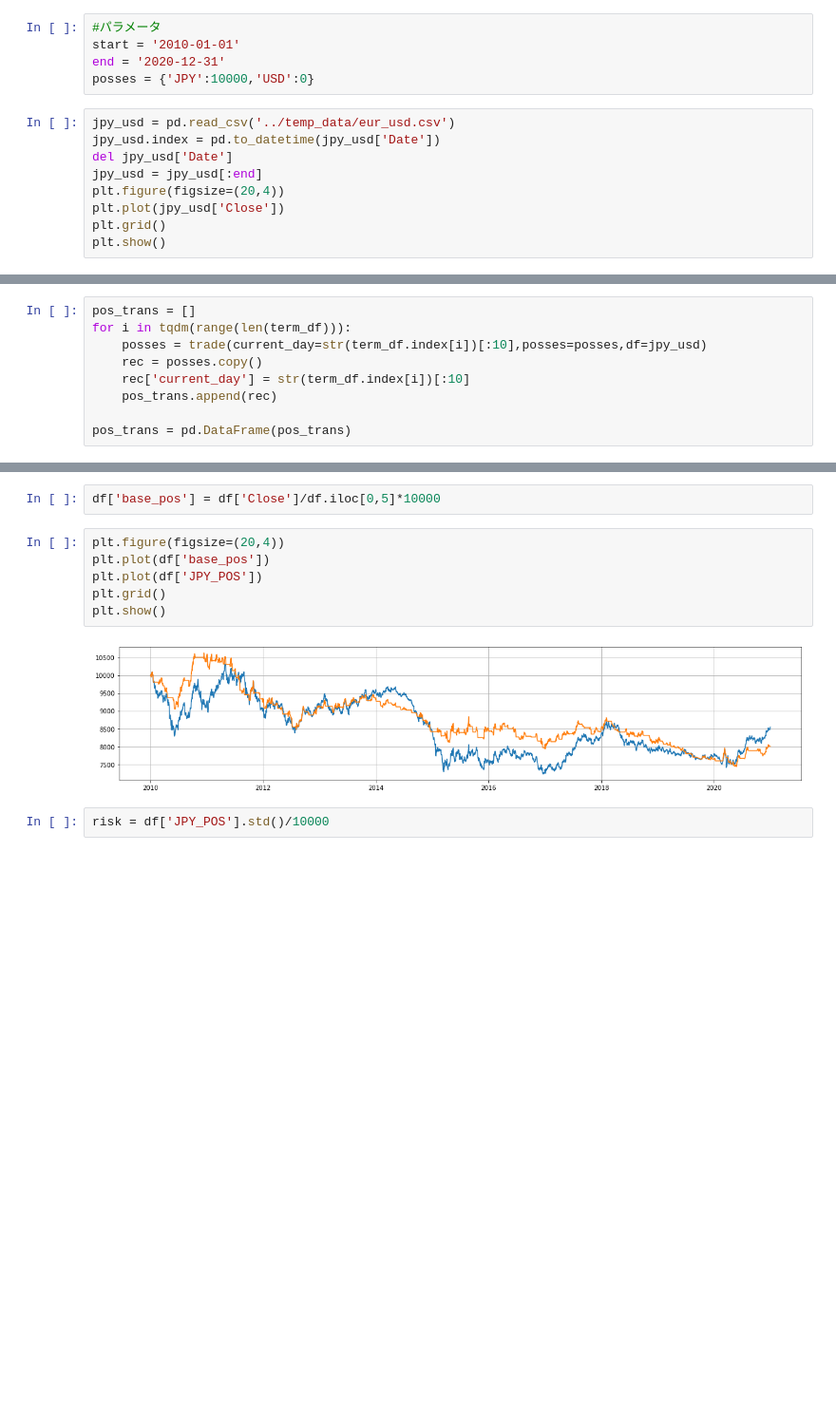
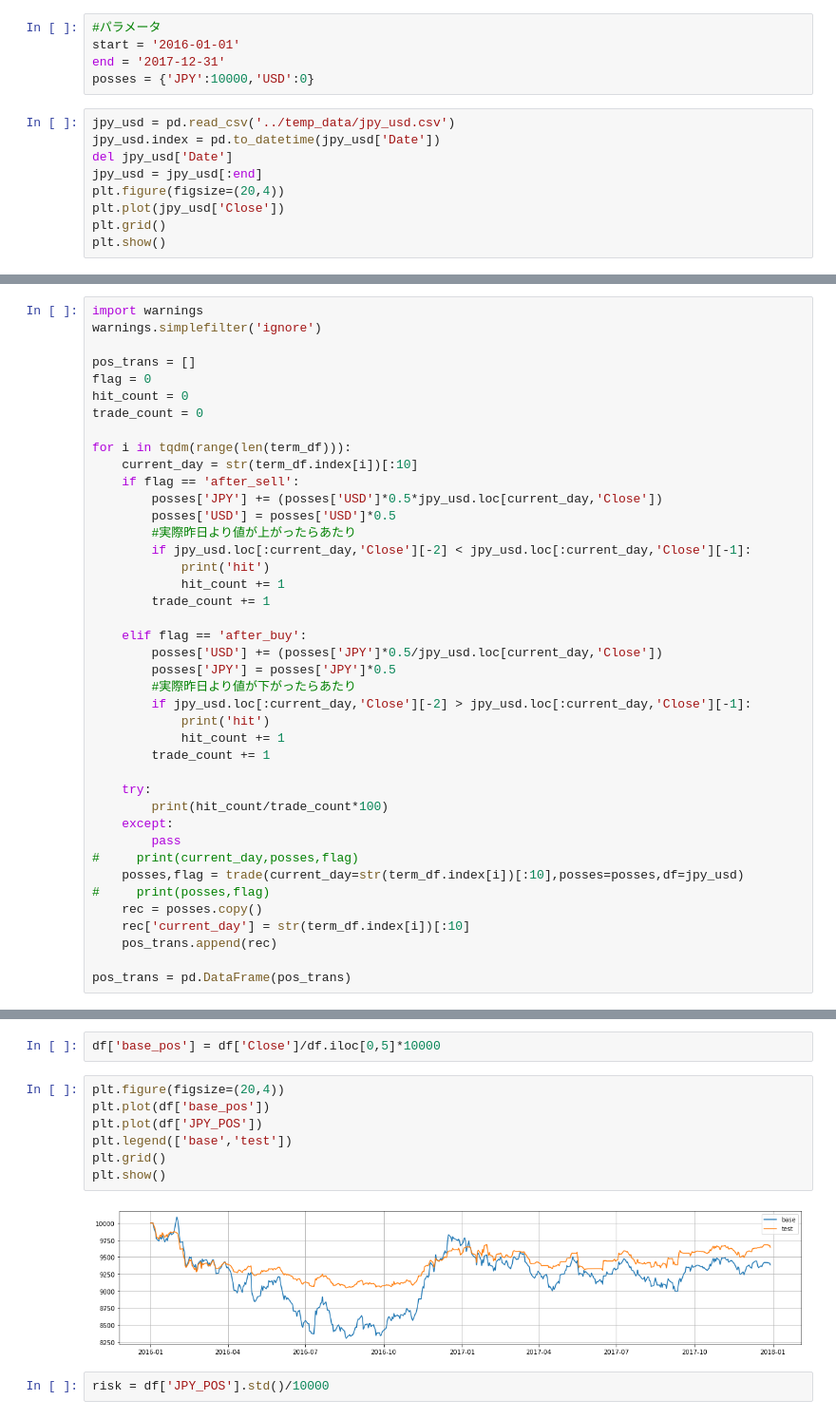
Before and after one commit to arenzero/fx_trade, a Jupyter notebook: back_test/back_test.ipynb, the cells around one changed output, grey strips where cells are left out. Shown at 95% size. Drawn from its saved outputs; the diff is of its cells as text; blank space fills up the shorter version.

Commit message:
add simple pred based trading rule

```diff
--- a/back_test/back_test.ipynb
+++ b/back_test/back_test.ipynb
@@ -15,10 +15,10 @@ from tqdm import tqdm
 # %%
 #パラメータ
-start = '2010-01-01'
-end = '2020-12-31'
+start = '2016-01-01'
+end = '2017-12-31'
 posses = {'JPY':10000,'USD':0}
 # %%
-jpy_usd = pd.read_csv('../temp_data/eur_usd.csv')
+jpy_usd = pd.read_csv('../temp_data/jpy_usd.csv')
 jpy_usd.index = pd.to_datetime(jpy_usd['Date'])
 del jpy_usd['Date']
 jpy_usd = jpy_usd[:end]
@@ -31,9 +31,41 @@ plt.show()
 # %%
 term_df = jpy_usd[start:end]
 # %%
+import warnings
+warnings.simplefilter('ignore')
+
 pos_trans = []
+flag = 0
+hit_count = 0
+trade_count = 0
+
 for i in tqdm(range(len(term_df))):
-    posses = trade(current_day=str(term_df.index[i])[:10],posses=posses,df=jpy_usd)
+    current_day = str(term_df.index[i])[:10]
+    if flag == 'after_sell':
+        posses['JPY'] += (posses['USD']*0.5*jpy_usd.loc[current_day,'Close'])
+        posses['USD'] = posses['USD']*0.5
+        #実際昨日より値が上がったらあたり
+        if jpy_usd.loc[:current_day,'Close'][-2] < jpy_usd.loc[:current_day,'Close'][-1]:
+            print('hit')
+            hit_count += 1
+        trade_count += 1
+
+    elif flag == 'after_buy':
+        posses['USD'] += (posses['JPY']*0.5/jpy_usd.loc[current_day,'Close'])
+        posses['JPY'] = posses['JPY']*0.5
+        #実際昨日より値が下がったらあたり
+        if jpy_usd.loc[:current_day,'Close'][-2] > jpy_usd.loc[:current_day,'Close'][-1]:
+            print('hit')
+            hit_count += 1
+        trade_count += 1
+
+    try:
+        print(hit_count/trade_count*100)
+    except:
+        pass
+#     print(current_day,posses,flag)
+    posses,flag = trade(current_day=str(term_df.index[i])[:10],posses=posses,df=jpy_usd)
+#     print(posses,flag)
     rec = posses.copy()
     rec['current_day'] = str(term_df.index[i])[:10]
     pos_trans.append(rec)
@@ -60,11 +118,12 @@ df['base_pos'] = df['Close']/df.iloc[0,5]*10000
 # %%
 plt.figure(figsize=(20,4))
 plt.plot(df['base_pos'])
 plt.plot(df['JPY_POS'])
+plt.legend(['base','test'])
 plt.grid()
 plt.show()
 # %% [output]
-[figure, old version]
+[figure, new version]
 # %%
 risk = df['JPY_POS'].std()/10000
 # %%
```
Also changed, not shown: parts of 7 cells of this notebook, 5 other files.
